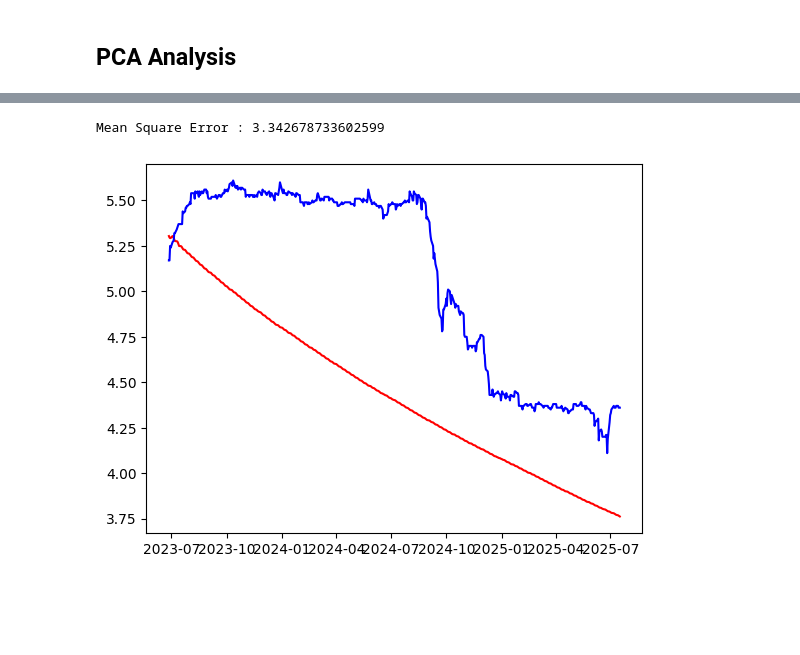
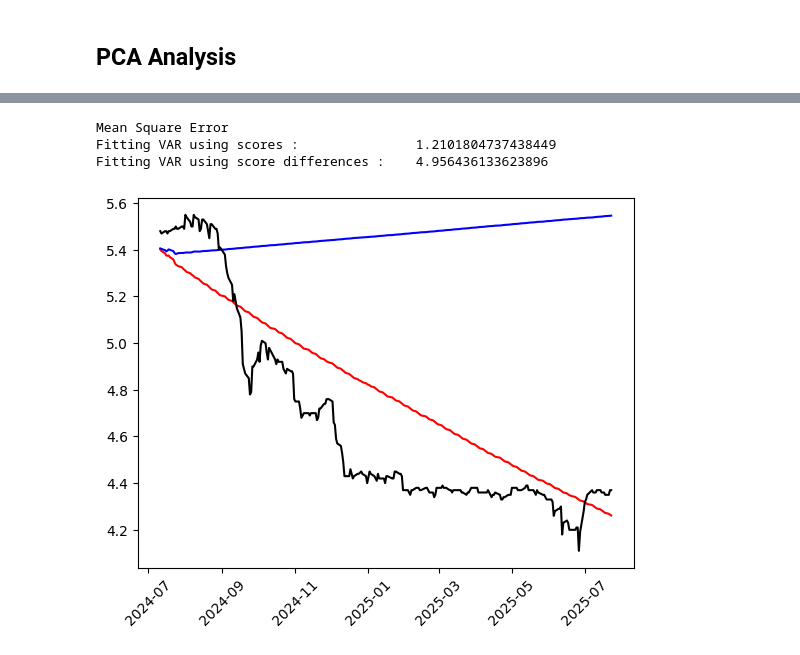
Before and after one commit to minghongchen/yield-curve-model, a Jupyter notebook: Yield_Curve_Forecast_VAR.ipynb, the cells around one changed output, grey strips where cells are left out. Drawn from its saved outputs; the diff is of its cells as text; code cells hidden in the pictures; blank space fills up the shorter version.

Commit message:
Add comparison fitting VAR with scores vs score_diff

```diff
--- a/Yield_Curve_Forecast_VAR.ipynb
+++ b/Yield_Curve_Forecast_VAR.ipynb
@@ -37,7 +37,7 @@ plt.show()
 [figure]
 # %%
 # Split into training and test data
-train_portion = 0.9
+train_portion = 0.95
 n_train = int(len(df) * train_portion)
 df_train = df.iloc[:n_train]
 df_test = df.iloc[n_train:]
@@ -67,9 +67,6 @@ plt.show()
 pca = PCA(n_components=3)
 pca.fit(df_train_c)
 loadings = pca.components_
-
-# Adjust direction of components to correctly infer the dynamics
-loadings[1] *= -1
 # %%
 # Plot the first three components
 fig, ax = plt.subplots(1,3,figsize=(15,5), sharey=True)
@@ -106,6 +145,10 @@ array([[ 4.00184955, -1.68072104, -0.27291323],
 # %%
-# Use VAR (Vector Autoregression) to model the dynamics of score
-var_model = VAR(scores)
+# Use VAR (Vector Autoregression) to model the dynamics of the difference of scores
+var_model_1 = VAR(scores)
+var_model_2 = VAR(scores_diff)
+
 maxlag = 15
-var_res = var_model.fit(maxlags=maxlag, ic='aic')      # Set max la = 15
-var_res.summary()
+var_res_1 = var_model_1.fit(maxlags=maxlag, ic='aic')
+var_res_2 = var_model_2.fit(maxlags=maxlag, ic='aic')      # Set max la = 15
+
+#var_res_1.summary()
@@ -130,7 +155,19 @@ y3   -0.294189  0.483933  1.000000
 # %%
 # Forecast score using the fitted VAR model
-score_fore = var_res.forecast(scores[-maxlag:], steps=len(df_test))
+
+# Version 1
+score_fore_1 = var_res_1.forecast(scores[-maxlag:], steps=len(df_test))
+
+# Version 2
+score_diff_fore = var_res_2.forecast(scores_diff[-maxlag:], steps=len(df_test))
+score_fore_2 = []
+current_score = scores[-1]
+for i in range(len(df_test)):
+    next_score = current_score + score_diff_fore[i]
+    score_fore_2.append(next_score)
+    current_score = next_score
+score_fore_2 = np.array(score_fore_2)
 
 # Transform the forecasted scores back to yields
-yield_fore = yield_mean + pd.DataFrame(score_fore @ loadings, columns=df.columns, index=df_test.index)
-yield_fore
+yield_fore_1 = yield_mean + pd.DataFrame(score_fore_1 @ loadings, columns=df.columns, index=df_test.index)
+yield_fore_2 = yield_mean + pd.DataFrame(score_fore_2 @ loadings, columns=df.columns, index=df_test.index)
@@ -153,14 +175,22 @@ yield_fore
 # Compare the forecasted yields with the test data
 
 # Mean square error
-MSE = np.mean(np.sum((yield_fore.to_numpy() - df_test.to_numpy())**2, axis=1))
-print(f'Mean Square Error : {MSE}')
+MSE_1 = np.mean(np.sum((yield_fore_1.to_numpy() - df_test.to_numpy())**2, axis=1))
+MSE_2 = np.mean(np.sum((yield_fore_2.to_numpy() - df_test.to_numpy())**2, axis=1))
+
+print('Mean Square Error')
+print(f'Fitting VAR using scores :               {MSE_1}')
+print(f'Fitting VAR using score differences :    {MSE_2}')
 # %% [output]
-Mean Square Error : 3.342678733602599
+Mean Square Error
+Fitting VAR using scores :               1.2101804737438449
+Fitting VAR using score differences :    4.956436133623896
 # %%
 # Plot the forecasted vs actual 1-month yield
-plt.plot(yield_fore['1MO'], color='red')
-plt.plot(df_test['1MO'], color='blue')
+plt.plot(yield_fore_1['1MO'], color='red')
+plt.plot(yield_fore_2['1MO'], color='blue')
+plt.plot(df_test['1MO'], color='black')
+plt.tick_params('x', labelrotation=45)
 plt.show()
 # %% [output]
-[figure, old version]
+[figure, new version]
```
Also changed, not shown: parts of 11 cells of this notebook.
